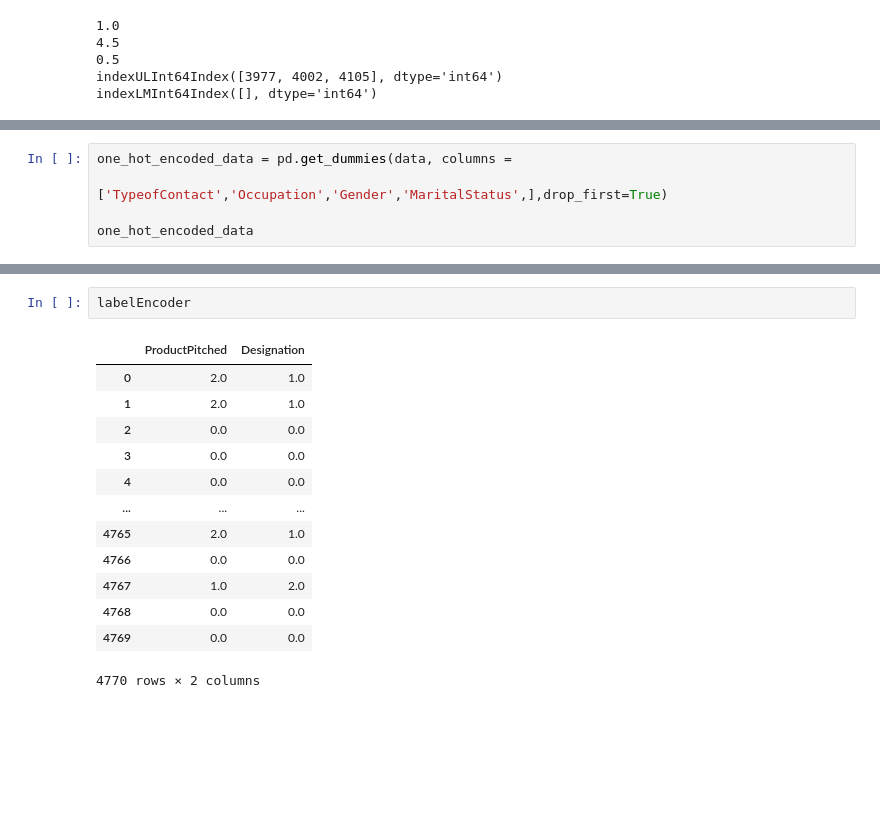
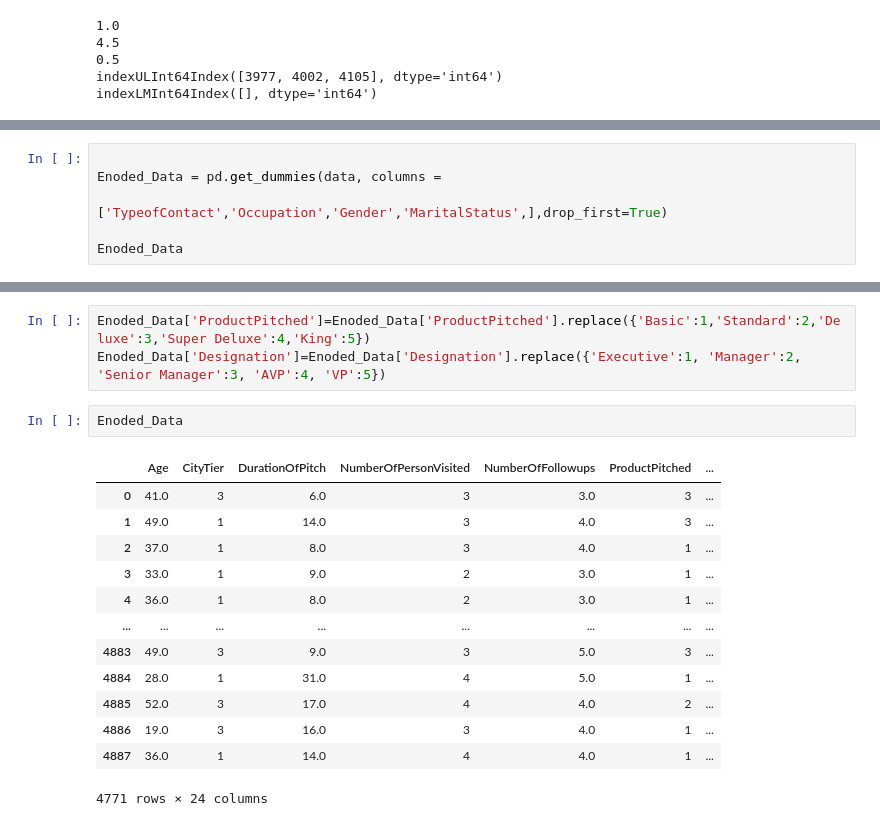
Before and after one commit to SHIVRAJSHINDE/Eda-FeatureEngineering, a Jupyter notebook: EDA/HolidaysPackage/Untitled3.ipynb, the cells around one changed output, grey strips where cells are left out. Saved outputs shown, nothing was run; the diff lists cells and outputs as text; blank space fills up the shorter version.

```diff
--- a/EDA/HolidaysPackage/Untitled3.ipynb
+++ b/EDA/HolidaysPackage/Untitled3.ipynb
@@ -523,8 +501,9 @@ numFeature = [feature for feature in data.columns if data[feature].dtype != 'O']
 # %%
-one_hot_encoded_data = pd.get_dummies(data, columns =
+
+Enoded_Data = pd.get_dummies(data, columns =
                                       ['TypeofContact','Occupation','Gender','MaritalStatus',],drop_first=True)
 
-one_hot_encoded_data
+Enoded_Data
 # %% [output]
 |  | Age | CityTier | DurationOfPitch | NumberOfPersonVisited | NumberOfFollowups | ProductPitched | ... |
 | 0 | 41.0 | 3 | 6.0 | 3 | 3.0 | Deluxe | ... |
@@ -570,16 +521,19 @@ pd.concat([one_hot_encoded_data,labelEncoder],axis=1)
-# %%
-labelEncoder
-# %% [output]
-|  | ProductPitched | Designation |
-| 0 | 2.0 | 1.0 |
-| 1 | 2.0 | 1.0 |
-| 2 | 0.0 | 0.0 |
-| 3 | 0.0 | 0.0 |
-| 4 | 0.0 | 0.0 |
-| ... | ... | ... |
-| 4765 | 2.0 | 1.0 |
-| 4766 | 0.0 | 0.0 |
-| 4767 | 1.0 | 2.0 |
-| 4768 | 0.0 | 0.0 |
-| 4769 | 0.0 | 0.0 |
-4770 rows × 2 columns
+# %%
+Enoded_Data['ProductPitched']=Enoded_Data['ProductPitched'].replace({'Basic':1,'Standard':2,'Deluxe':3,'Super Deluxe':4,'King':5})
+Enoded_Data['Designation']=Enoded_Data['Designation'].replace({'Executive':1, 'Manager':2, 'Senior Manager':3, 'AVP':4, 'VP':5})
+# %%
+Enoded_Data
+# %% [output]
+|  | Age | CityTier | DurationOfPitch | NumberOfPersonVisited | NumberOfFollowups | ProductPitched | ... |
+| 0 | 41.0 | 3 | 6.0 | 3 | 3.0 | 3 | ... |
+| 1 | 49.0 | 1 | 14.0 | 3 | 4.0 | 3 | ... |
+| 2 | 37.0 | 1 | 8.0 | 3 | 4.0 | 1 | ... |
+| 3 | 33.0 | 1 | 9.0 | 2 | 3.0 | 1 | ... |
+| 4 | 36.0 | 1 | 8.0 | 2 | 3.0 | 1 | ... |
+| ... | ... | ... | ... | ... | ... | ... | ... |
+| 4883 | 49.0 | 3 | 9.0 | 3 | 5.0 | 3 | ... |
+| 4884 | 28.0 | 1 | 31.0 | 4 | 5.0 | 1 | ... |
+| 4885 | 52.0 | 3 | 17.0 | 4 | 4.0 | 2 | ... |
+| 4886 | 19.0 | 3 | 16.0 | 3 | 4.0 | 1 | ... |
+| 4887 | 36.0 | 1 | 14.0 | 4 | 4.0 | 1 | ... |
+4771 rows × 24 columns
```
Also changed, not shown: parts of 36 cells of this notebook, 1 other file.
